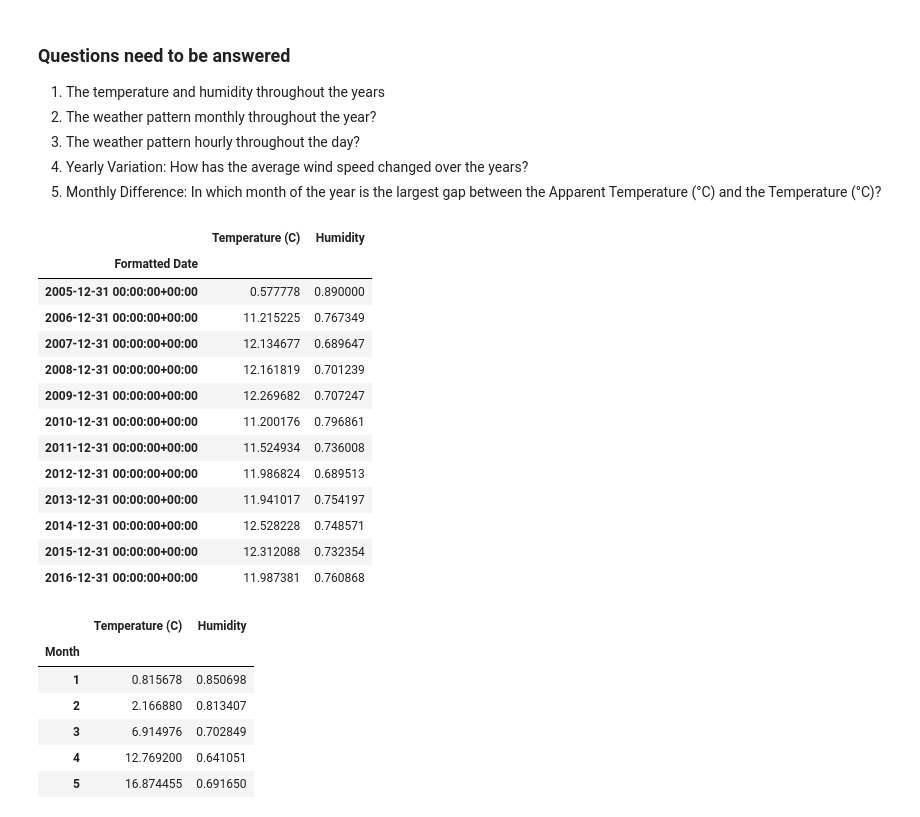
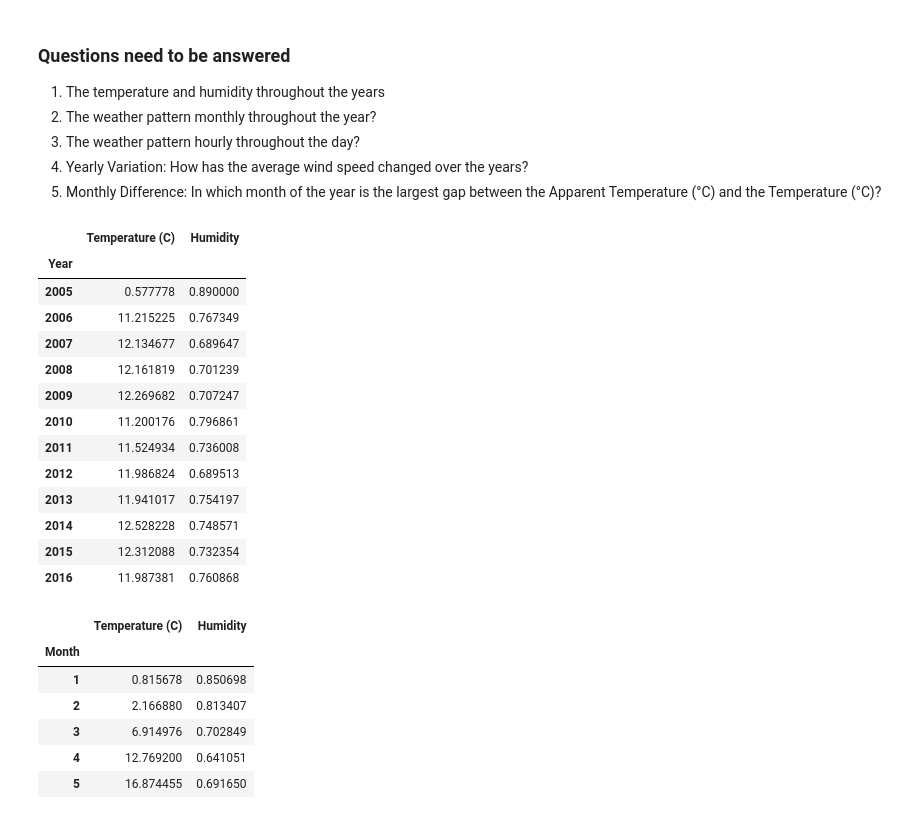
Before and after one commit to CMC-NCKH-2026/Weather_forcasting, a Jupyter notebook: notebooks/Data_Analysis.ipynb, the cells around one changed output. Cells and saved outputs as stored; diff of their text form; code cells hidden in the pictures.

```diff
--- a/notebooks/Data_Analysis.ipynb
+++ b/notebooks/Data_Analysis.ipynb
@@ -59,23 +59,23 @@ df.set_index('Formatted Date', inplace=True)
 5. Monthly Difference: In which month of the year is the largest gap between the Apparent Temperature (°C) and the Temperature (°C)?
 # %%
 #The temperature and humidity throughout the years
-yearly_avg = df[['Temperature (C)', 'Humidity']].resample('Y').mean()
+yearly_avg = df.groupby('Year')[['Temperature (C)', 'Humidity']].mean()
 yearly_avg
 # %% [output]
 |  | Temperature (C) | Humidity |
-| Formatted Date |  |  |
-| 2005-12-31 00:00:00+00:00 | 0.577778 | 0.890000 |
-| 2006-12-31 00:00:00+00:00 | 11.215225 | 0.767349 |
-| 2007-12-31 00:00:00+00:00 | 12.134677 | 0.689647 |
-| 2008-12-31 00:00:00+00:00 | 12.161819 | 0.701239 |
-| 2009-12-31 00:00:00+00:00 | 12.269682 | 0.707247 |
-| 2010-12-31 00:00:00+00:00 | 11.200176 | 0.796861 |
-| 2011-12-31 00:00:00+00:00 | 11.524934 | 0.736008 |
-| 2012-12-31 00:00:00+00:00 | 11.986824 | 0.689513 |
-| 2013-12-31 00:00:00+00:00 | 11.941017 | 0.754197 |
-| 2014-12-31 00:00:00+00:00 | 12.528228 | 0.748571 |
-| 2015-12-31 00:00:00+00:00 | 12.312088 | 0.732354 |
-| 2016-12-31 00:00:00+00:00 | 11.987381 | 0.760868 |
+| Year |  |  |
+| 2005 | 0.577778 | 0.890000 |
+| 2006 | 11.215225 | 0.767349 |
+| 2007 | 12.134677 | 0.689647 |
+| 2008 | 12.161819 | 0.701239 |
+| 2009 | 12.269682 | 0.707247 |
+| 2010 | 11.200176 | 0.796861 |
+| 2011 | 11.524934 | 0.736008 |
+| 2012 | 11.986824 | 0.689513 |
+| 2013 | 11.941017 | 0.754197 |
+| 2014 | 12.528228 | 0.748571 |
+| 2015 | 12.312088 | 0.732354 |
+| 2016 | 11.987381 | 0.760868 |
 # %%
 # The weather pattern monthly throughout the year?
 monthly_cycle = df.groupby('Month')[['Temperature (C)', 'Humidity']].mean()
```
Also changed, not shown: parts of 9 cells of this notebook, 14 other files.
